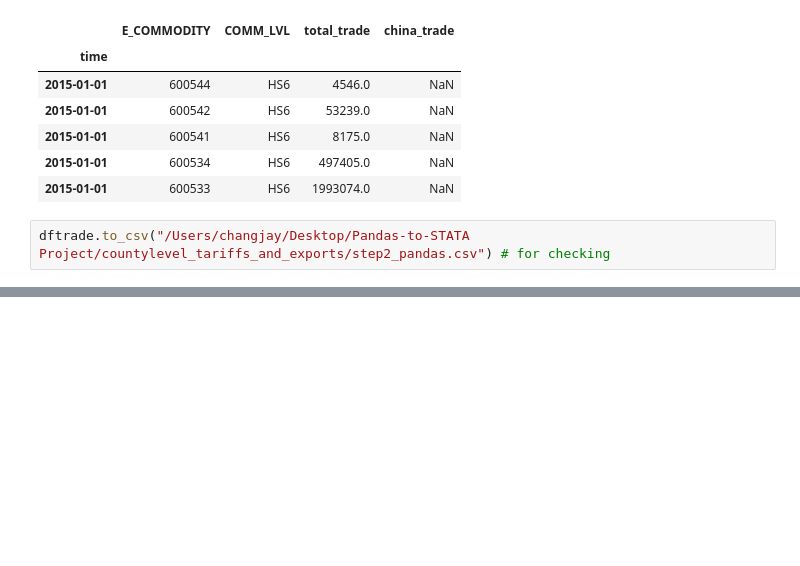
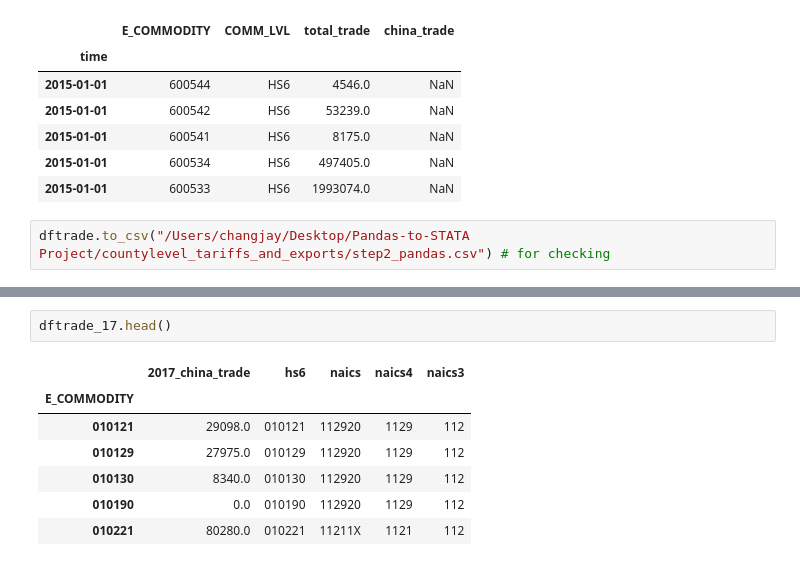
Before and after one commit to JayChang426/Pandas-to-STATA, a Jupyter notebook: countylevel_tariffs_and_exports.ipynb, the cells around one changed output, grey strips where cells are left out. Saved outputs shown, nothing was run; the diff lists cells and outputs as text; blank space fills up the shorter version.

```diff
--- a/countylevel_tariffs_and_exports.ipynb
+++ b/countylevel_tariffs_and_exports.ipynb
@@ -245,0 +307,10 @@ dftrade.to_csv("/Users/changjay/Desktop/Pandas-to-STATA Project/countylevel_tari
+# %%
+dftrade_17.head()
+# %% [output]
+|  | 2017_china_trade | hs6 | naics | naics4 | naics3 |
+| E_COMMODITY |  |  |  |  |  |
+| 010121 | 29098.0 | 010121 | 112920 | 1129 | 112 |
+| 010129 | 27975.0 | 010129 | 112920 | 1129 | 112 |
+| 010130 | 8340.0 | 010130 | 112920 | 1129 | 112 |
+| 010190 | 0.0 | 010190 | 112920 | 1129 | 112 |
+| 010221 | 80280.0 | 010221 | 11211X | 1121 | 112 |
```
Also changed, not shown: parts of 11 cells of this notebook, 2 other files.
